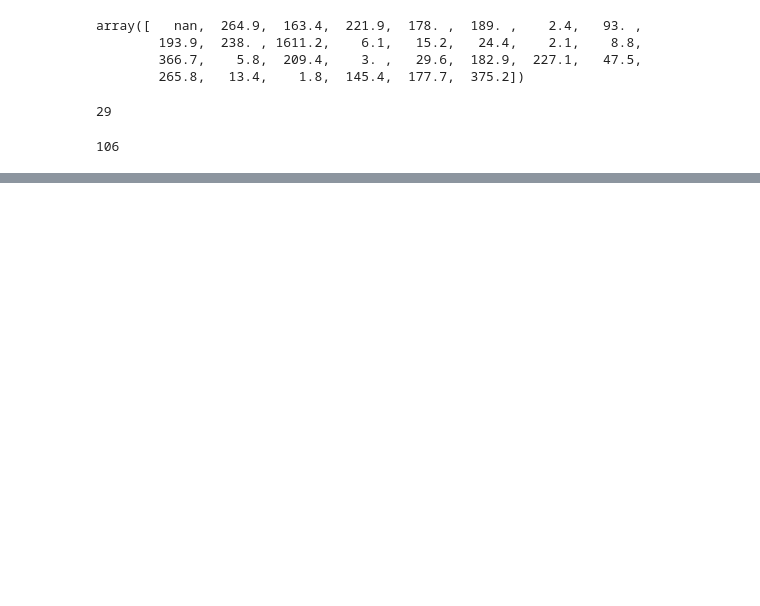
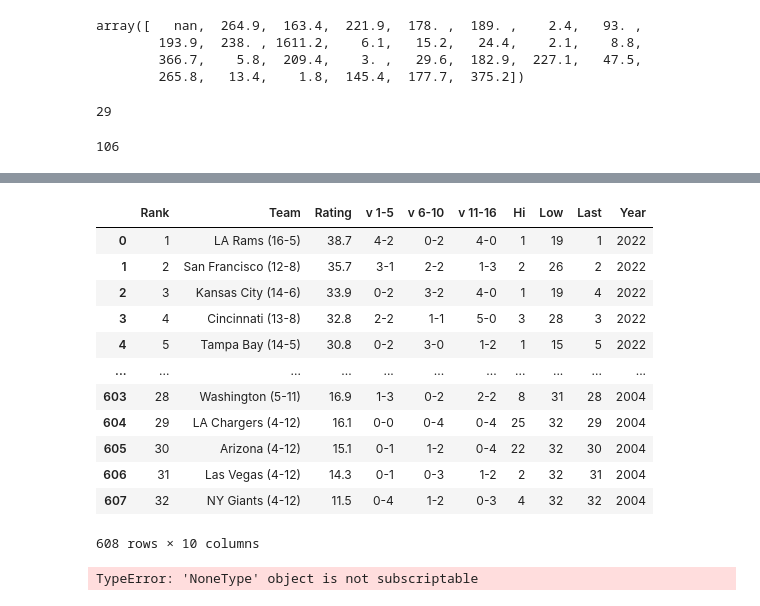
Before and after one commit to CooperWThompson/NFL-Gambling-Project, a Jupyter notebook: Tom/NFL Gambling Pre-Modeling Work.ipynb, the cells around one changed output, grey strips where cells are left out. Drawn from its saved outputs; the diff is of its cells as text; code cells hidden in the pictures; blank space fills up the shorter version.

```diff
--- a/Tom/NFL Gambling.ipynb
+++ b/Tom/NFL Gambling Pre-Modeling Work.ipynb
@@ -669,0 +865,4 @@ len(df3['stadium_name'].value_counts())
+# %%
+list_of_url_end = ['2022-02-14','2021-02-08', '2020-02-03', '2019-02-04', '2018-02-05', '2017-02-06',
+                   '2016-02-08', '2015-02-02', '2014-01-26', '2013-02-04', '2012-02-05', '2011-02-07',
+                   '2010-02-13', '2009-02-02', '2008-02-04', '2007-02-05', '2006-02-06', '2005-02-07', '2004-02-02' ]
@@ -669,0 +891,4 @@ len(df3['stadium_name'].value_counts())
+# %%
+for date in list_of_url_end:
+    url = f"https://www.teamrankings.com/nfl/ranking/overall-power-ranking-by-team?date={date}"
+    print(date[:4])
@@ -669,0 +917,18 @@ len(df3['stadium_name'].value_counts())
+# %%
+list_of_pis = []
+
+for date in list_of_url_end:
+    url = f"https://www.teamrankings.com/nfl/ranking/overall-power-ranking-by-team?date={date}"
+    resp = requests.get(url).text
+    soup = BeautifulSoup(resp)
+    table = soup.find('table')
+    table_body = table.find('tbody')
+    rows = table_body.find_all('tr')
+    row_list = []
+    for row in table.find_all('tr'):
+        row_list.append([td.text for td in row.find_all('td')])
+    row_list[1:]
+    df = pd.concat([pd.DataFrame([i], columns = columns) for i in row_list[1:]], ignore_index=True)
+    df['Year'] = date[:4]
+    list_of_pis.append(df)
+    time.sleep(.1)
@@ -669,0 +955,17 @@ len(df3['stadium_name'].value_counts())
+# %%
+full_pi = pd.concat([df for df in list_of_pis], ignore_index=True)
+full_pi
+# %% [output]
+|  | Rank | Team | Rating | v 1-5 | v 6-10 | v 11-16 | Hi | Low | Last | Year |
+| 0 | 1 | LA Rams (16-5) | 38.7 | 4-2 | 0-2 | 4-0 | 1 | 19 | 1 | 2022 |
+| 1 | 2 | San Francisco (12-8) | 35.7 | 3-1 | 2-2 | 1-3 | 2 | 26 | 2 | 2022 |
+| 2 | 3 | Kansas City (14-6) | 33.9 | 0-2 | 3-2 | 4-0 | 1 | 19 | 4 | 2022 |
+| 3 | 4 | Cincinnati (13-8) | 32.8 | 2-2 | 1-1 | 5-0 | 3 | 28 | 3 | 2022 |
+| 4 | 5 | Tampa Bay (14-5) | 30.8 | 0-2 | 3-0 | 1-2 | 1 | 15 | 5 | 2022 |
+| ... | ... | ... | ... | ... | ... | ... | ... | ... | ... | ... |
+| 603 | 28 | Washington (5-11) | 16.9 | 1-3 | 0-2 | 2-2 | 8 | 31 | 28 | 2004 |
+| 604 | 29 | LA Chargers (4-12) | 16.1 | 0-0 | 0-4 | 0-4 | 25 | 32 | 29 | 2004 |
+| 605 | 30 | Arizona (4-12) | 15.1 | 0-1 | 1-2 | 0-4 | 22 | 32 | 30 | 2004 |
+| 606 | 31 | Las Vegas (4-12) | 14.3 | 0-1 | 0-3 | 1-2 | 2 | 32 | 31 | 2004 |
+| 607 | 32 | NY Giants (4-12) | 11.5 | 0-4 | 1-2 | 0-3 | 4 | 32 | 32 | 2004 |
+608 rows × 10 columns
@@ -669,0 +974,4 @@ len(df3['stadium_name'].value_counts())
+# %%
+pi_csv[:100]
+# %% [output]
+TypeError: 'NoneType' object is not subscriptable
```
Also changed, not shown: parts of 32 cells of this notebook, 2 other files.
